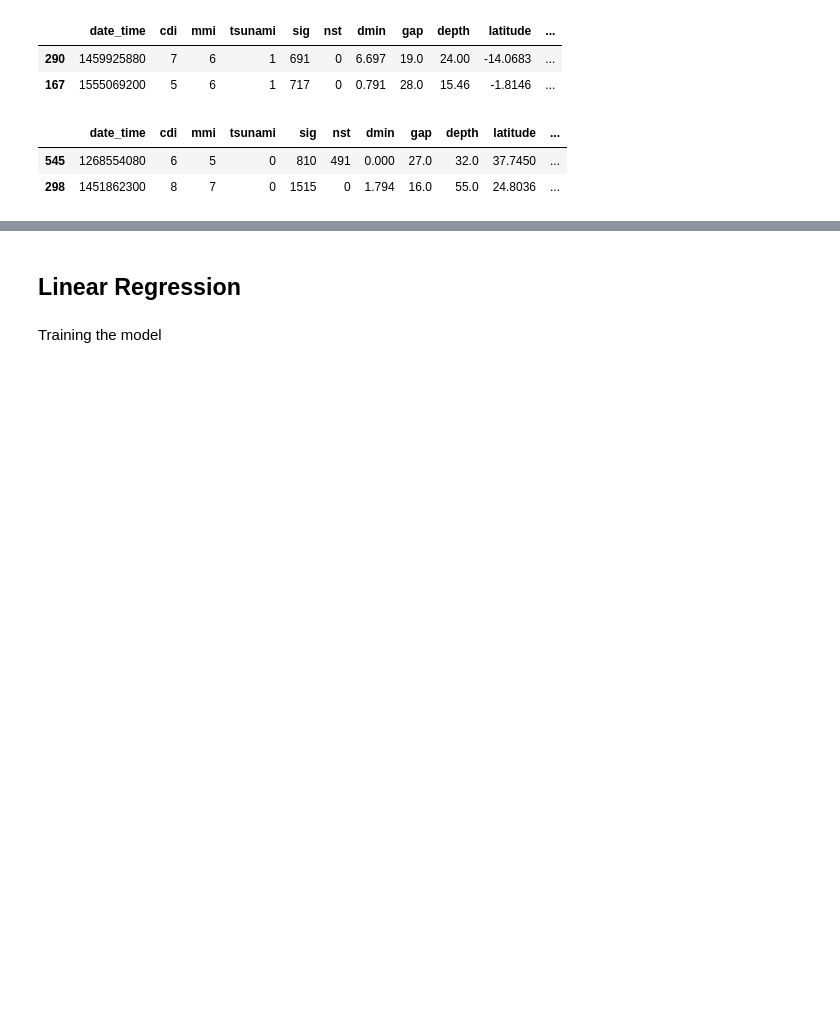
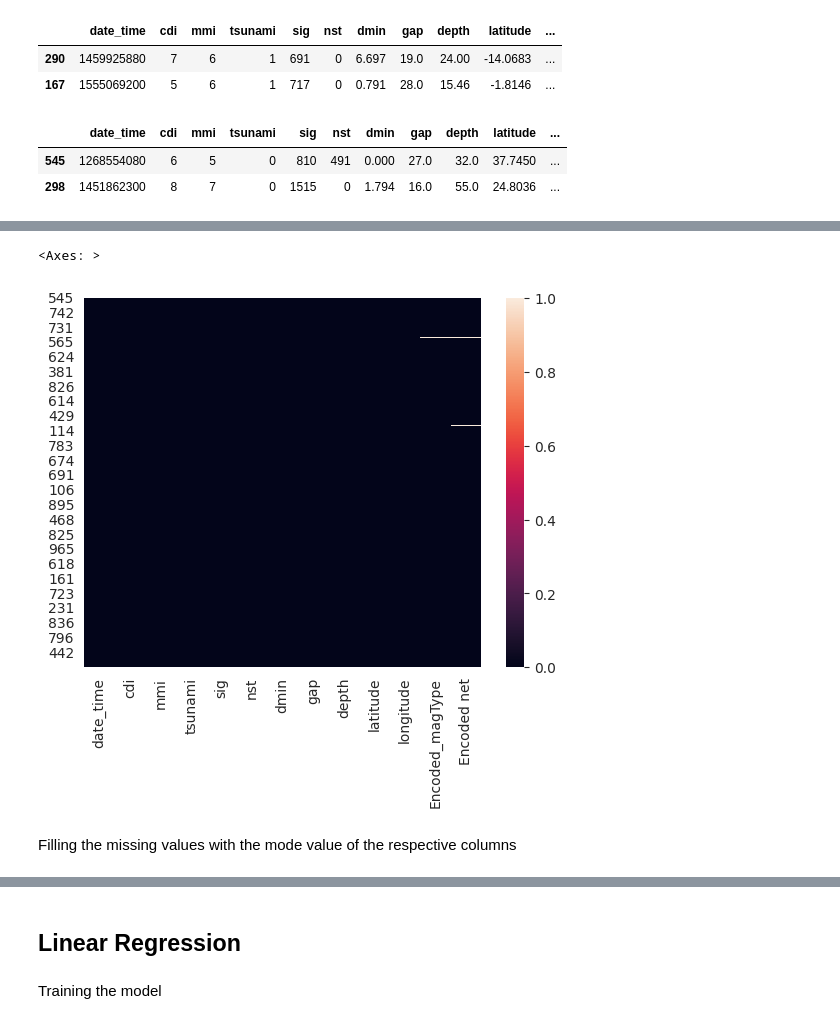
Before and after one commit to Alcatraz312/earthquake-prediction, a Jupyter notebook: src/main.ipynb, the cells around one changed output, grey strips where cells are left out. Cells and saved outputs as stored; diff of their text form; code cells hidden in the pictures; blank space fills up the shorter version.

```diff
--- a/src/main.ipynb
+++ b/src/main.ipynb
@@ -295,0 +303,7 @@ X_test.head(2)
+# %%
+sns.heatmap(X_test.isnull())
+# %% [output]
+<Axes: >
+[figure, added]
+# %% [markdown]
+Filling the missing values with the mode value of the respective columns
```
Also changed, not shown: parts of 11 cells of this notebook.
